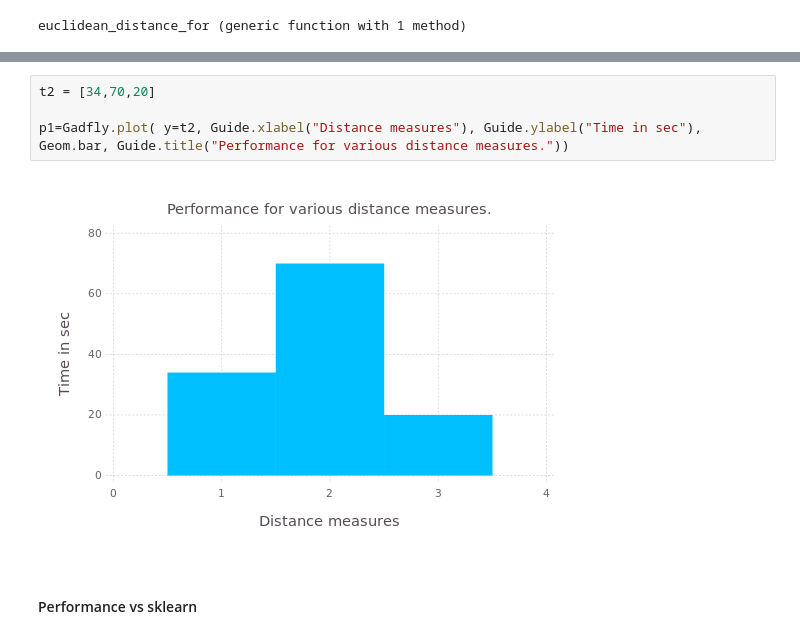
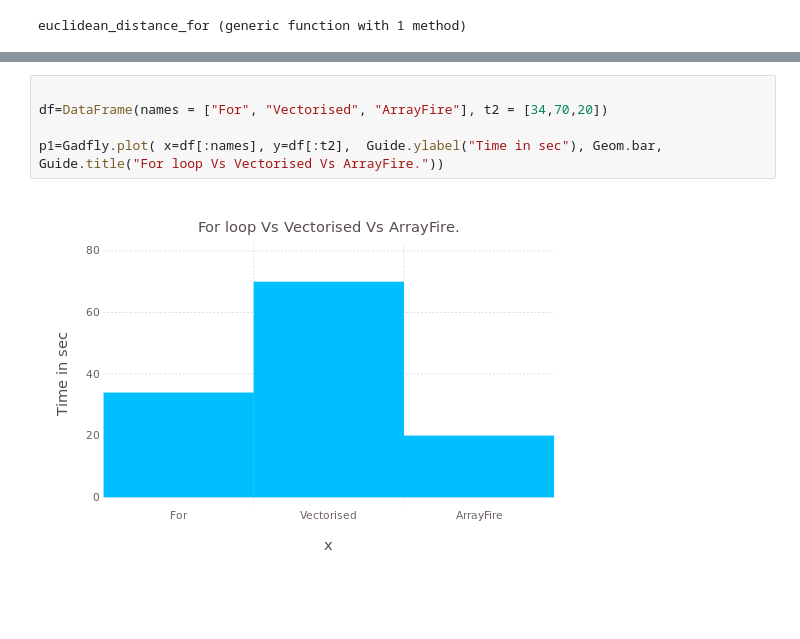
Before and after one commit to abhijithch/MLDemos.jl, a Jupyter notebook: demos/kNN.ipynb, the cells around one changed output, grey strips where cells are left out. Saved outputs shown, nothing was run; the diff lists cells and outputs as text; blank space fills up the shorter version.

```diff
--- a/demos/kNN.ipynb
+++ b/demos/kNN.ipynb
@@ -259,8 +240,7 @@ AF = AFArray(A)
 # %%
-t2 = [34,70,20]
 
-p1=Gadfly.plot( y=t2, Guide.xlabel("Distance measures"), Guide.ylabel("Time in sec"), Geom.bar, Guide.title("Performance for various distance measures."))
+df=DataFrame(names = ["For", "Vectorised", "ArrayFire"], t2 = [34,70,20])
+
+p1=Gadfly.plot( x=df[:names], y=df[:t2],  Guide.ylabel("Time in sec"), Geom.bar, Guide.title("For loop Vs Vectorised Vs ArrayFire."))
 # %% [output]
-[figure, old version]
+[figure, new version]
-# %% [markdown]
-#### Performance vs sklearn
```
Also changed, not shown: parts of 17 cells of this notebook, 4 other files.
